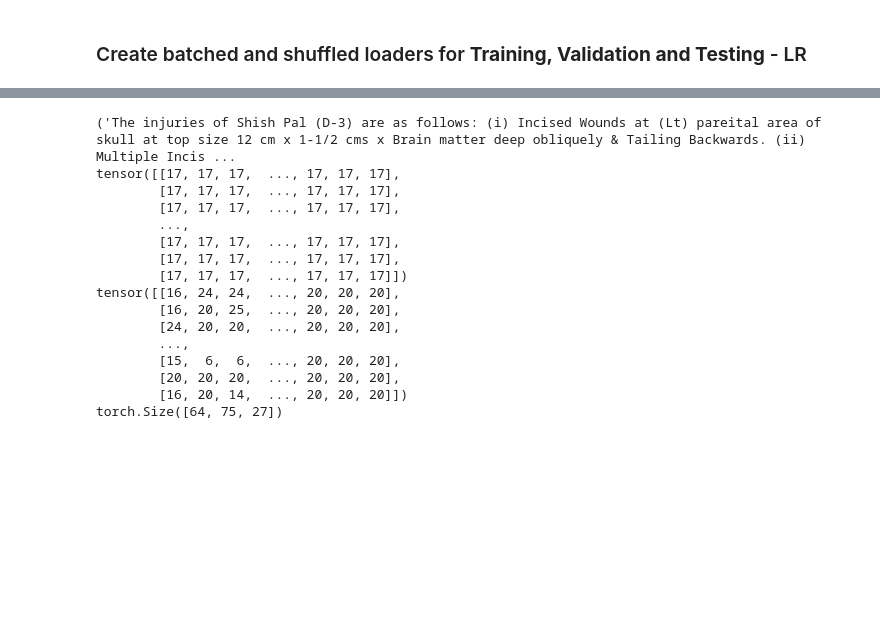
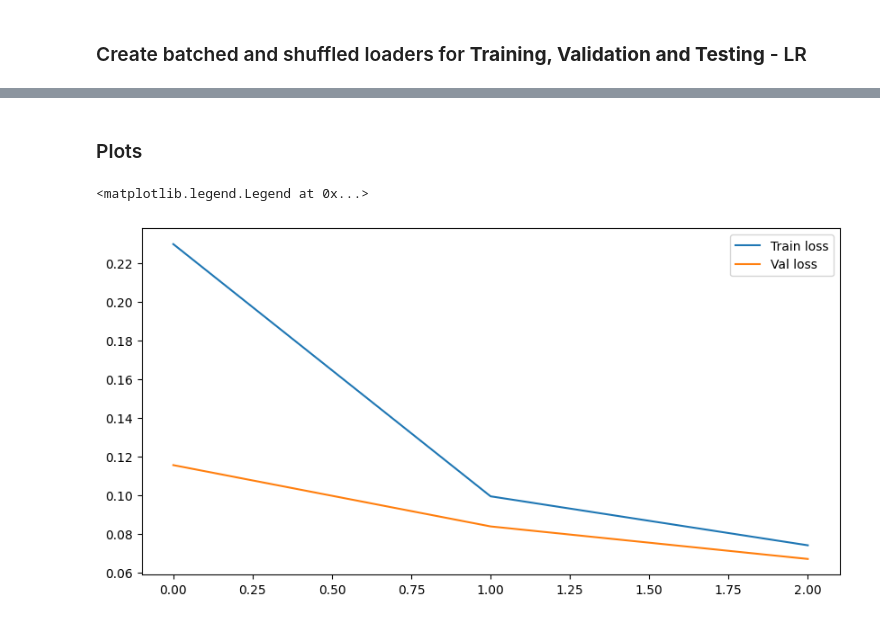
Before and after one commit to Jaskaran320/NLP-assignments, a Jupyter notebook: Assignment-2/Part2/LSTM.ipynb, the cells around one changed output, grey strips where cells are left out. Cells and saved outputs as stored; diff of their text form; code cells hidden in the pictures; blank space fills up the shorter version.

```diff
--- a/Assignment-2/Part2/LSTM.ipynb
+++ b/Assignment-2/Part2/LSTM.ipynb
@@ -625,0 +459,4 @@ Test accuracy: 0.9632465277777778 Test F1: 0.2976833335124903
+# %%
+model, train_losses, val_losses, train_f1_scores, val_f1_scores, train_accuracy_scores, val_accuracy_scores = \
+train(model, LR_train_loader, LR_val_loader, criterion, optimizer, num_epochs=3)
+torch.save(model, "../trained_models/t2_lstm_word2vec.pt")
@@ -646,28 +499,10 @@ Test accuracy: 0.9730995641591668 Test F1: 0.4869017166670912
-# %%
-for input, label, sentence in NER_train_loader:
-    print(sentence)
-    outputs, hn = model(input.to(device).to(torch.float32))
-    # print label and prediction
-    _, predicted = torch.max(outputs, 2)
-    print(label)
-    print(predicted)
-
-    print(outputs.shape)
-    break
-# %% [output]
-('The injuries of Shish Pal (D-3) are as follows: (i) Incised Wounds at (Lt) pareital area of skull at top size 12 cm x 1-1/2 cms x Brain matter deep obliquely & Tailing Backwards. (ii) Multiple Incis ...
-tensor([[17, 17, 17,  ..., 17, 17, 17],
-        [17, 17, 17,  ..., 17, 17, 17],
-        [17, 17, 17,  ..., 17, 17, 17],
-        ...,
-        [17, 17, 17,  ..., 17, 17, 17],
-        [17, 17, 17,  ..., 17, 17, 17],
-        [17, 17, 17,  ..., 17, 17, 17]])
-tensor([[16, 24, 24,  ..., 20, 20, 20],
-        [16, 20, 25,  ..., 20, 20, 20],
-        [24, 20, 20,  ..., 20, 20, 20],
-        ...,
-        [15,  6,  6,  ..., 20, 20, 20],
-        [20, 20, 20,  ..., 20, 20, 20],
-        [16, 20, 14,  ..., 20, 20, 20]])
-torch.Size([64, 75, 27])
+# %% [markdown]
+### Plots
+# %%
+plt.figure(figsize=(10, 5))
+plt.plot(train_losses, label="Train loss")
+plt.plot(val_losses, label="Val loss")
+plt.legend()
+# %% [output]
+<matplotlib.legend.Legend at 0x...>
+[figure, added]
```
Also changed, not shown: parts of 88 cells of this notebook, 14 other files.
